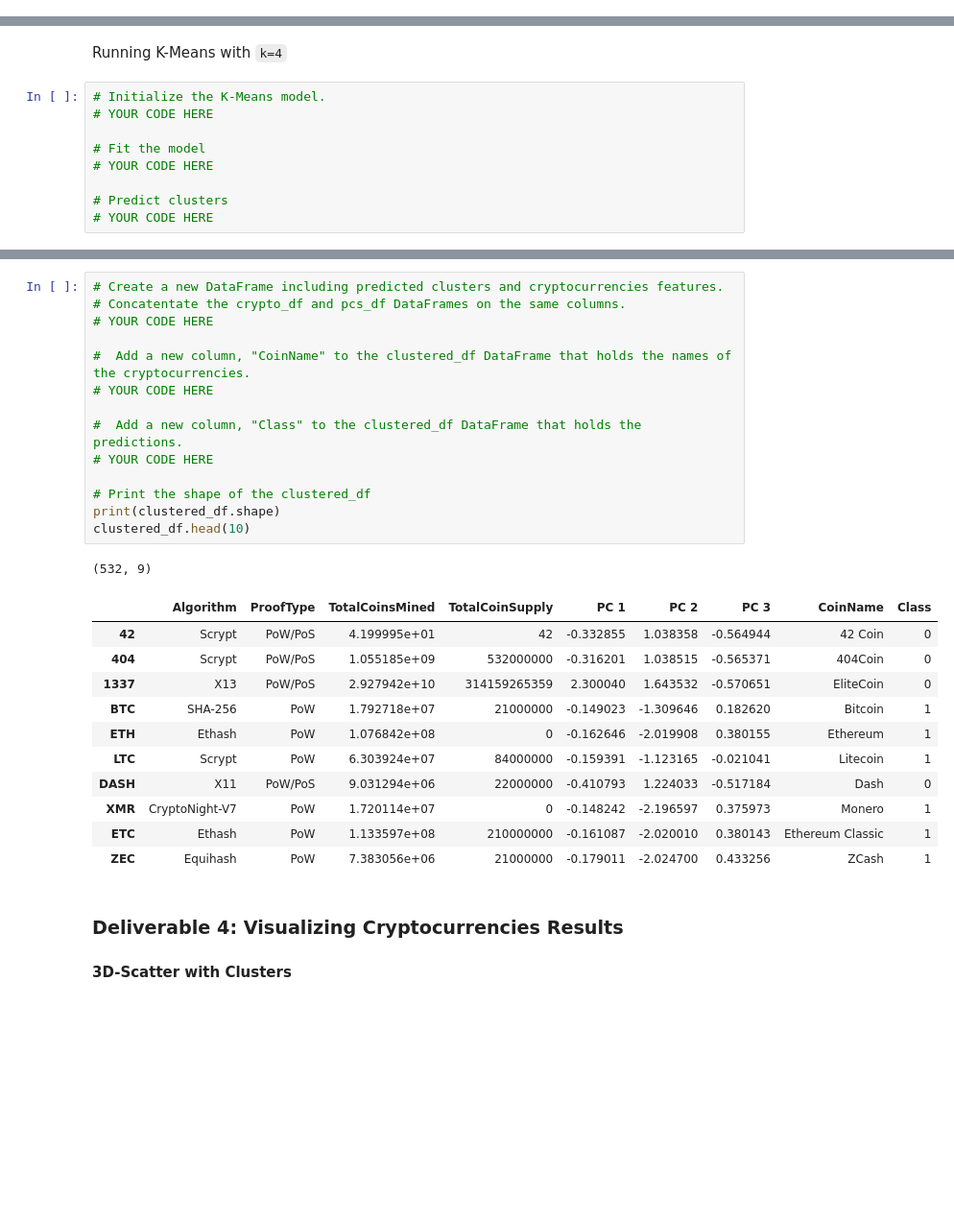
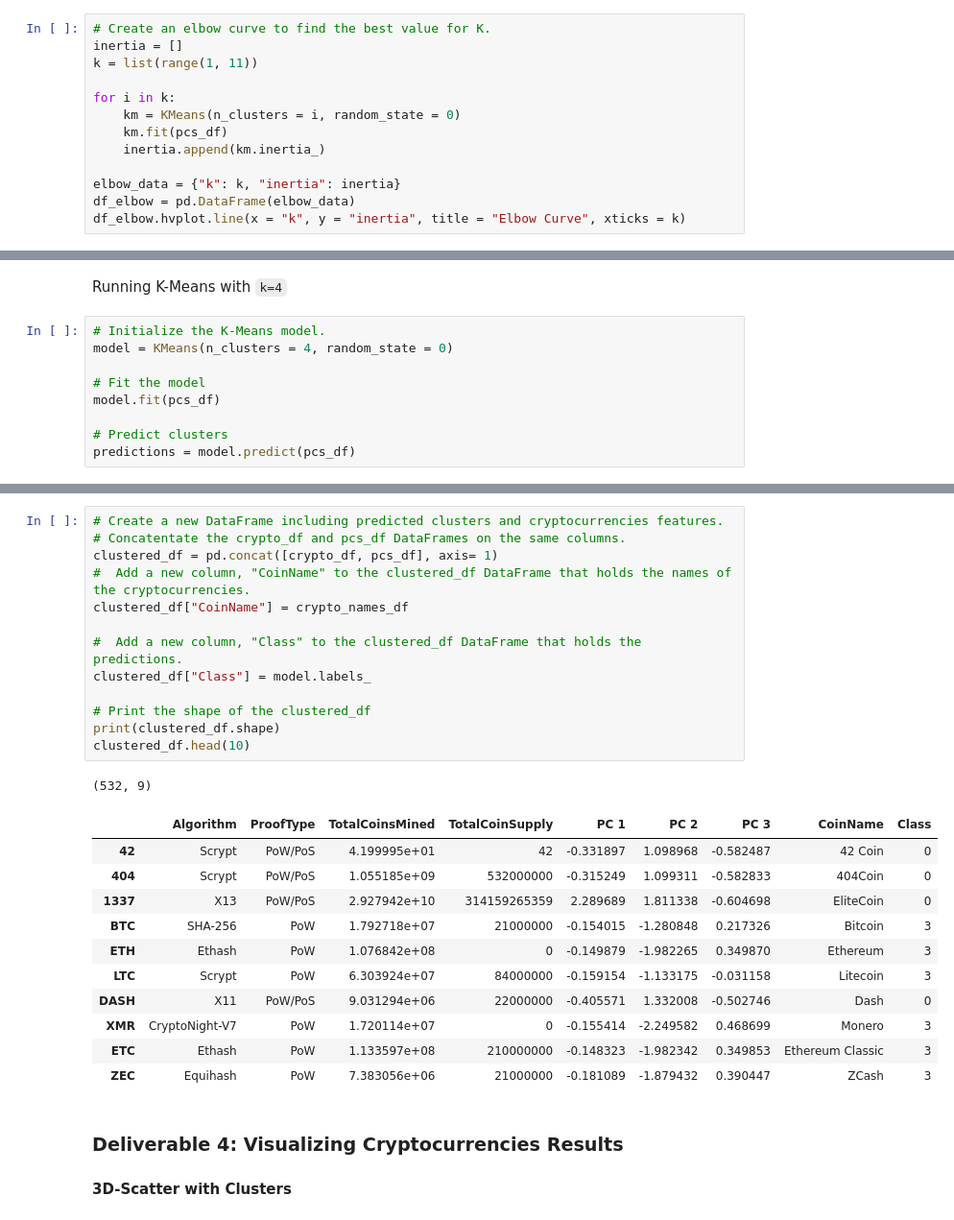
Before and after one commit to abrodyyy/Cryptocurrencies, a Jupyter notebook: crypto_clustering.ipynb, the cells around one changed output, grey strips where cells are left out. Shown at 96% size. Cells and saved outputs as stored; diff of their text form; blank space fills up the shorter version.

```diff
--- a/crypto_clustering.ipynb
+++ b/crypto_clustering.ipynb
@@ -301,0 +265,13 @@ pcs_df
+# %%
+# Create an elbow curve to find the best value for K.
+inertia = []
+k = list(range(1, 11))
+
+for i in k:
+    km = KMeans(n_clusters = i, random_state = 0)
+    km.fit(pcs_df)
+    inertia.append(km.inertia_)
+
+elbow_data = {"k": k, "inertia": inertia}
+df_elbow = pd.DataFrame(elbow_data)
+df_elbow.hvplot.line(x = "k", y = "inertia", title = "Elbow Curve", xticks = k)
@@ -303,10 +281,10 @@ pcs_df
 Running K-Means with `k=4`
 # %%
 # Initialize the K-Means model.
-# YOUR CODE HERE
+model = KMeans(n_clusters = 4, random_state = 0)
 
 # Fit the model
-# YOUR CODE HERE
+model.fit(pcs_df)
 
 # Predict clusters
-# YOUR CODE HERE
+predictions = model.predict(pcs_df)
@@ -331,30 +309,29 @@ array([0, 0, 0, 1, 1, 1, 0, 1, 1, 1, 0, 1, 0, 0, 1, 0, 1, 1, 0, 0, 1, 1,
 # %%
 # Create a new DataFrame including predicted clusters and cryptocurrencies features.
 # Concatentate the crypto_df and pcs_df DataFrames on the same columns.
-# YOUR CODE HERE
-
+clustered_df = pd.concat([crypto_df, pcs_df], axis= 1)
 #  Add a new column, "CoinName" to the clustered_df DataFrame that holds the names of the cryptocurrencies.
-# YOUR CODE HERE
+clustered_df["CoinName"] = crypto_names_df
 
 #  Add a new column, "Class" to the clustered_df DataFrame that holds the predictions.
-# YOUR CODE HERE
+clustered_df["Class"] = model.labels_
 
 # Print the shape of the clustered_df
 print(clustered_df.shape)
 clustered_df.head(10)
 # %% [output]
 (532, 9)
 |  | Algorithm | ProofType | TotalCoinsMined | TotalCoinSupply | PC 1 | PC 2 | PC 3 | CoinName | Class |
-| 42 | Scrypt | PoW/PoS | 4.199995e+01 | 42 | -0.332855 | 1.038358 | -0.564944 | 42 Coin | 0 |
-| 404 | Scrypt | PoW/PoS | 1.055185e+09 | 532000000 | -0.316201 | 1.038515 | -0.565371 | 404Coin | 0 |
-| 1337 | X13 | PoW/PoS | 2.927942e+10 | 314159265359 | 2.300040 | 1.643532 | -0.570651 | EliteCoin | 0 |
-| BTC | SHA-256 | PoW | 1.792718e+07 | 21000000 | -0.149023 | -1.309646 | 0.182620 | Bitcoin | 1 |
-| ETH | Ethash | PoW | 1.076842e+08 | 0 | -0.162646 | -2.019908 | 0.380155 | Ethereum | 1 |
-| LTC | Scrypt | PoW | 6.303924e+07 | 84000000 | -0.159391 | -1.123165 | -0.021041 | Litecoin | 1 |
-| DASH | X11 | PoW/PoS | 9.031294e+06 | 22000000 | -0.410793 | 1.224033 | -0.517184 | Dash | 0 |
-| XMR | CryptoNight-V7 | PoW | 1.720114e+07 | 0 | -0.148242 | -2.196597 | 0.375973 | Monero | 1 |
-| ETC | Ethash | PoW | 1.133597e+08 | 210000000 | -0.161087 | -2.020010 | 0.380143 | Ethereum Classic | 1 |
-| ZEC | Equihash | PoW | 7.383056e+06 | 21000000 | -0.179011 | -2.024700 | 0.433256 | ZCash | 1 |
+| 42 | Scrypt | PoW/PoS | 4.199995e+01 | 42 | -0.331897 | 1.098968 | -0.582487 | 42 Coin | 0 |
+| 404 | Scrypt | PoW/PoS | 1.055185e+09 | 532000000 | -0.315249 | 1.099311 | -0.582833 | 404Coin | 0 |
+| 1337 | X13 | PoW/PoS | 2.927942e+10 | 314159265359 | 2.289689 | 1.811338 | -0.604698 | EliteCoin | 0 |
+| BTC | SHA-256 | PoW | 1.792718e+07 | 21000000 | -0.154015 | -1.280848 | 0.217326 | Bitcoin | 3 |
+| ETH | Ethash | PoW | 1.076842e+08 | 0 | -0.149879 | -1.982265 | 0.349870 | Ethereum | 3 |
+| LTC | Scrypt | PoW | 6.303924e+07 | 84000000 | -0.159154 | -1.133175 | -0.031158 | Litecoin | 3 |
+| DASH | X11 | PoW/PoS | 9.031294e+06 | 22000000 | -0.405571 | 1.332008 | -0.502746 | Dash | 0 |
+| XMR | CryptoNight-V7 | PoW | 1.720114e+07 | 0 | -0.155414 | -2.249582 | 0.468699 | Monero | 3 |
+| ETC | Ethash | PoW | 1.133597e+08 | 210000000 | -0.148323 | -1.982342 | 0.349853 | Ethereum Classic | 3 |
+| ZEC | Equihash | PoW | 7.383056e+06 | 21000000 | -0.181089 | -1.879432 | 0.390447 | ZCash | 3 |
 # %% [markdown]
 ### Deliverable 4: Visualizing Cryptocurrencies Results
 
```
Also changed, not shown: parts of 13 cells of this notebook.
